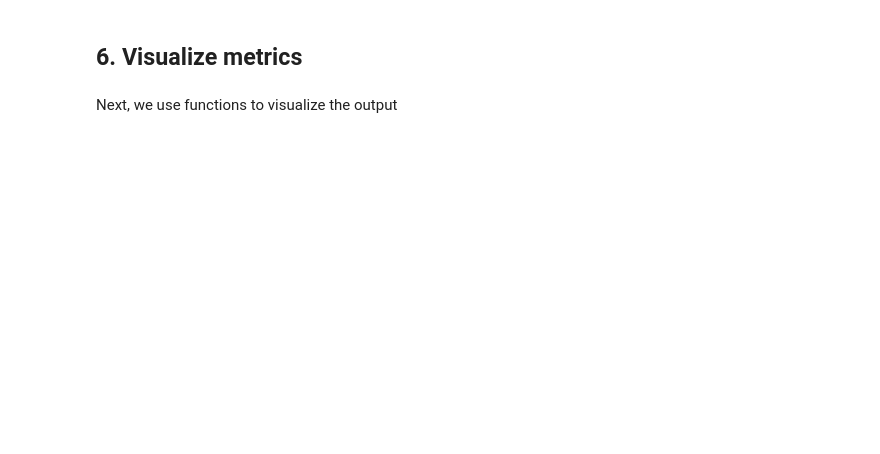
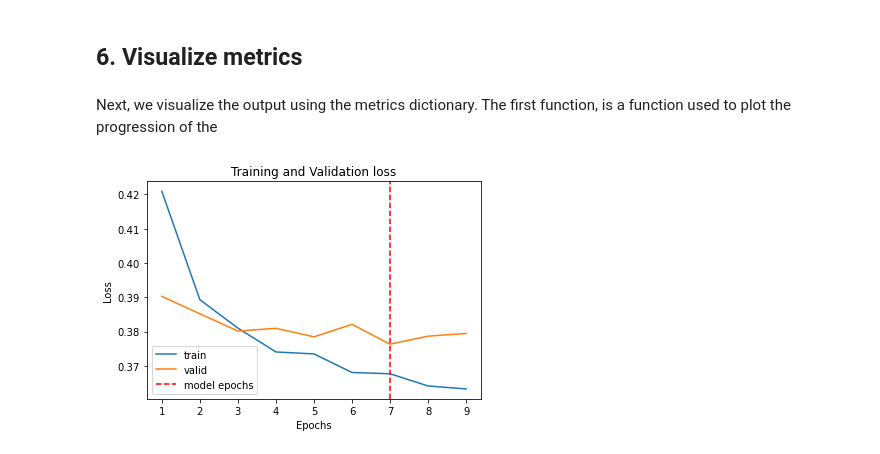
Before and after one commit to ldaveyl/ml-neural-net-dna, a Jupyter notebook: ml-neural-net-dna.ipynb, the cells around one changed output. Saved outputs shown, nothing was run; the diff lists cells and outputs as text; code cells hidden in the pictures; blank space fills up the shorter version.

```diff
--- a/ml-neural-net-dna.ipynb
+++ b/ml-neural-net-dna.ipynb
@@ -454,4 +483,22 @@ Total epochs: 3 (0:00:06), Best epoch: 2, with loss: 0.3737, accuracy: 0.8676, r
 # %% [markdown]
 ## 6. Visualize metrics
-# %% [markdown]
-Next, we use functions to visualize the output
+# %% [markdown]
+Next, we visualize the output using the metrics dictionary. The first function, is a function used to plot the progression of the
+# %%
+def plot_metric_per_epoch(metrics_dict, metric, model_epochs):
+
+    assert metric in metrics_dict.keys()
+
+    fig, ax = plt.subplots(1,1)
+    for mode in ['train', 'valid']:
+        ax.plot(range(1, len(metrics_dict[metric][mode]) + 1), metrics_dict[metric][mode], label=mode)
+    ax.xaxis.set_major_locator(MaxNLocator(integer=True))
+    ax.set_xlabel('Epochs')
+    ax.set_ylabel(metric.capitalize())
+    ax.set_title(f'Training and Validation {metric}')
+    ax.axvline(model_epochs, linestyle='--', color='red', label='model epochs')
+    ax.legend()
+# %%
+plot_metric_per_epoch(metrics_dict, 'loss', model.epochs)
+# %% [output]
+[figure, added]
```
Also changed, not shown: parts of 23 cells of this notebook, 1 other file.
